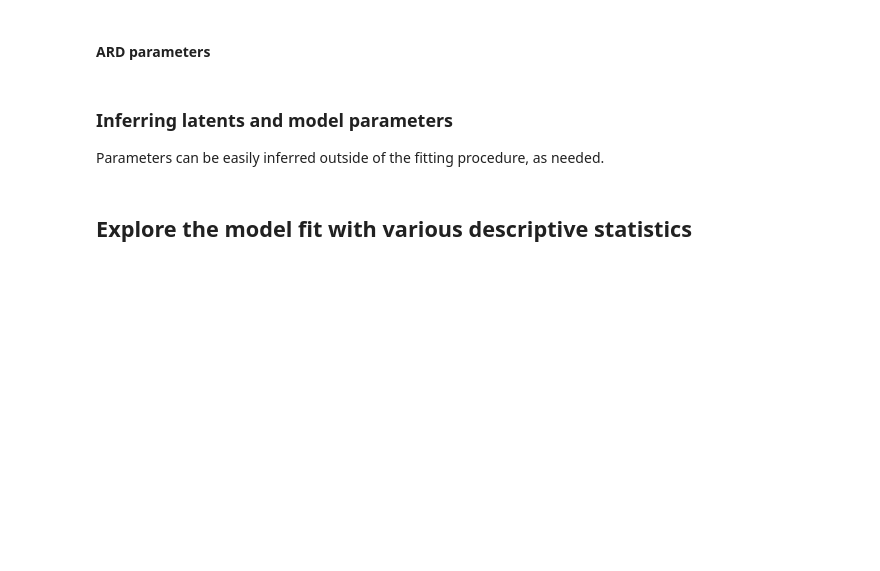
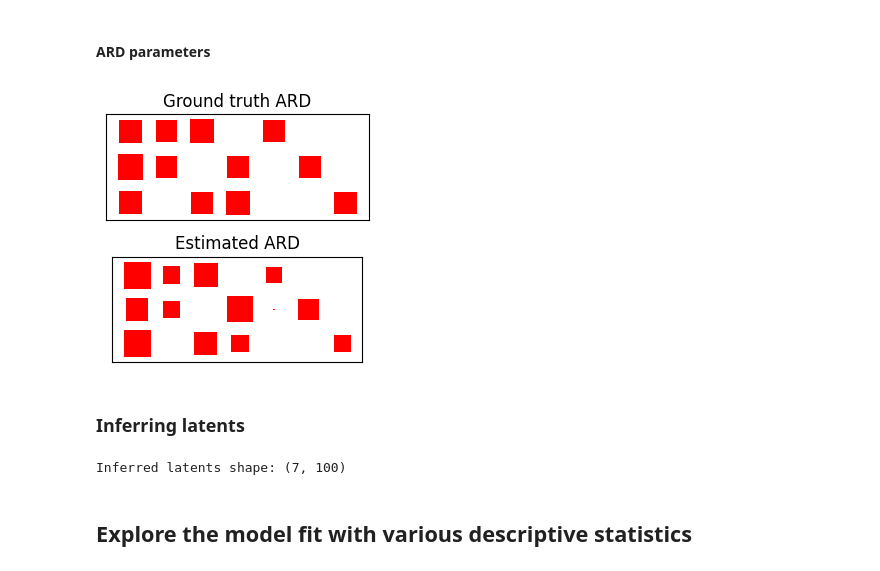
Before and after one commit to egokcen/latents, a Jupyter notebook: notebooks/demo_gfa.ipynb, the cells around one changed output. Saved outputs shown, nothing was run; the diff lists cells and outputs as text; code cells hidden in the pictures; blank space fills up the shorter version.

```diff
--- a/notebooks/demo_gfa.ipynb
+++ b/notebooks/demo_gfa.ipynb
@@ -142,28 +144,26 @@ plt.show()
 # %%
 # Ground truth
 # Compute the relative shared variance explained by each latent in each group
-alpha_inv_true = 1 / obs_params_true.alpha.mean
+alpha_inv_true = 1 / obs_params_true.alpha
 alpha_inv_rel_true = alpha_inv_true / np.sum(alpha_inv_true, axis=1, keepdims=True)
 plt.figure(figsize=(5, 3))
 plt.subplot(2, 1, 1)
 plt.title("Ground truth ARD")
 hinton_diagram(alpha_inv_rel_true)
 
 # Estimate
 # NOTE: In general, the columns of the estimated alpha are unordered, and will
 #       not match the order in the ground truth. Here, we can reorder the
 #       columns to facilitate comparison.
 
 # Compute the relative shared variance explained by each latent in each group
-alpha_inv_est = 1 / model.params.obs_params.alpha.mean
+alpha_inv_est = 1 / model.obs_posterior.alpha.mean
 alpha_inv_rel_est = alpha_inv_est / np.sum(alpha_inv_est, axis=1, keepdims=True)
 plt.subplot(2, 1, 2)
 plt.title("Estimated ARD")
 hinton_diagram(alpha_inv_rel_est[:, reorder])
 
 plt.tight_layout()
 plt.show()
+# %% [output]
+[figure, added]
-# %% [markdown]
-### Inferring latents and model parameters
-
-Parameters can be easily inferred outside of the fitting procedure, as needed.
@@ -176,3 +170,11 @@ model.params.obs_params.phi = model.infer_obs_prec(Y, in_place=False)
+# %% [markdown]
+### Inferring latents
+# %%
+# For new data, use model.infer_latents(Y_new) to get latent posteriors.
+X_new = model.infer_latents(Y)
+print(f"Inferred latents shape: {X_new.mean.shape}")
+# %% [output]
+Inferred latents shape: (7, 100)
 # %% [markdown]
 ## Explore the model fit with various descriptive statistics
 # %% [markdown]
```
Also changed, not shown: parts of 10 cells of this notebook, 42 other files.
